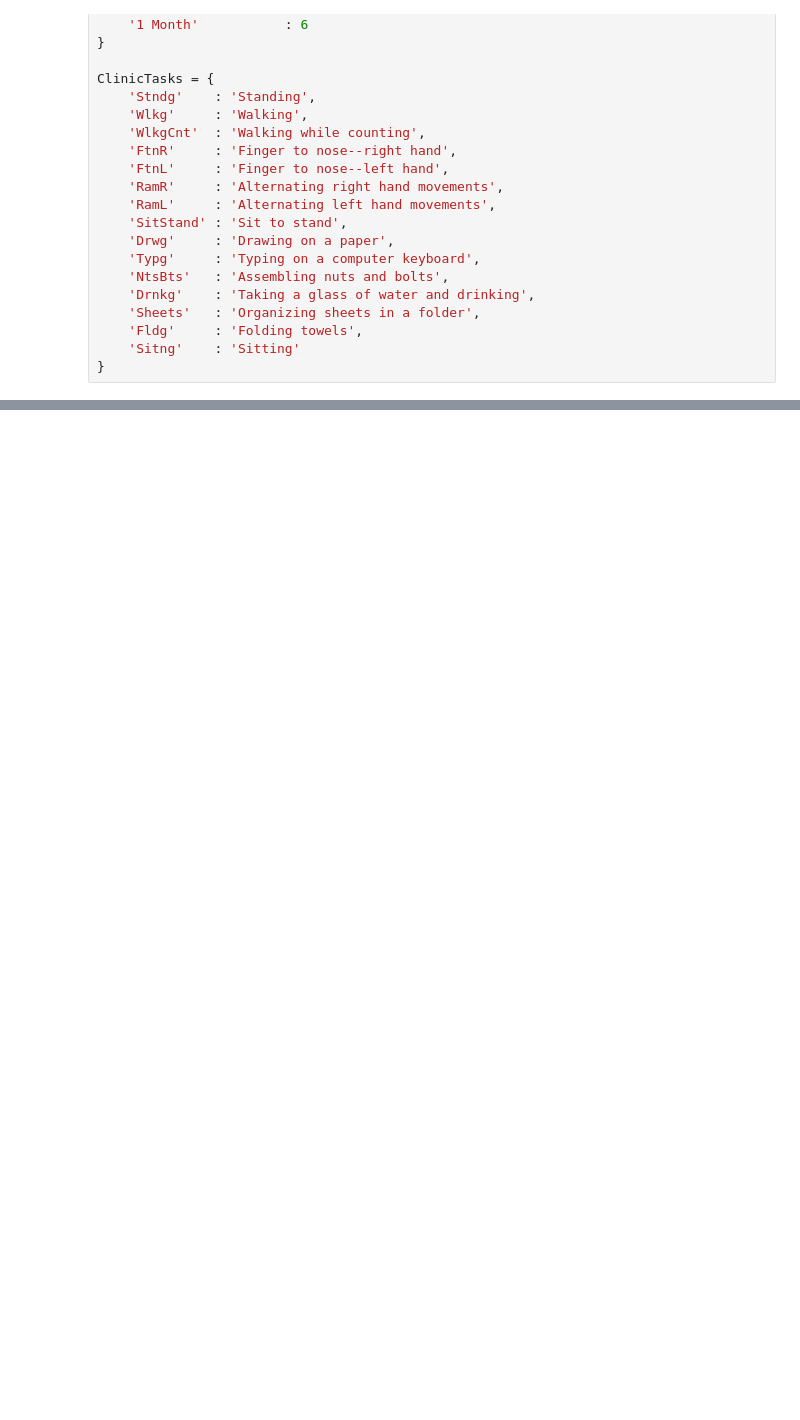
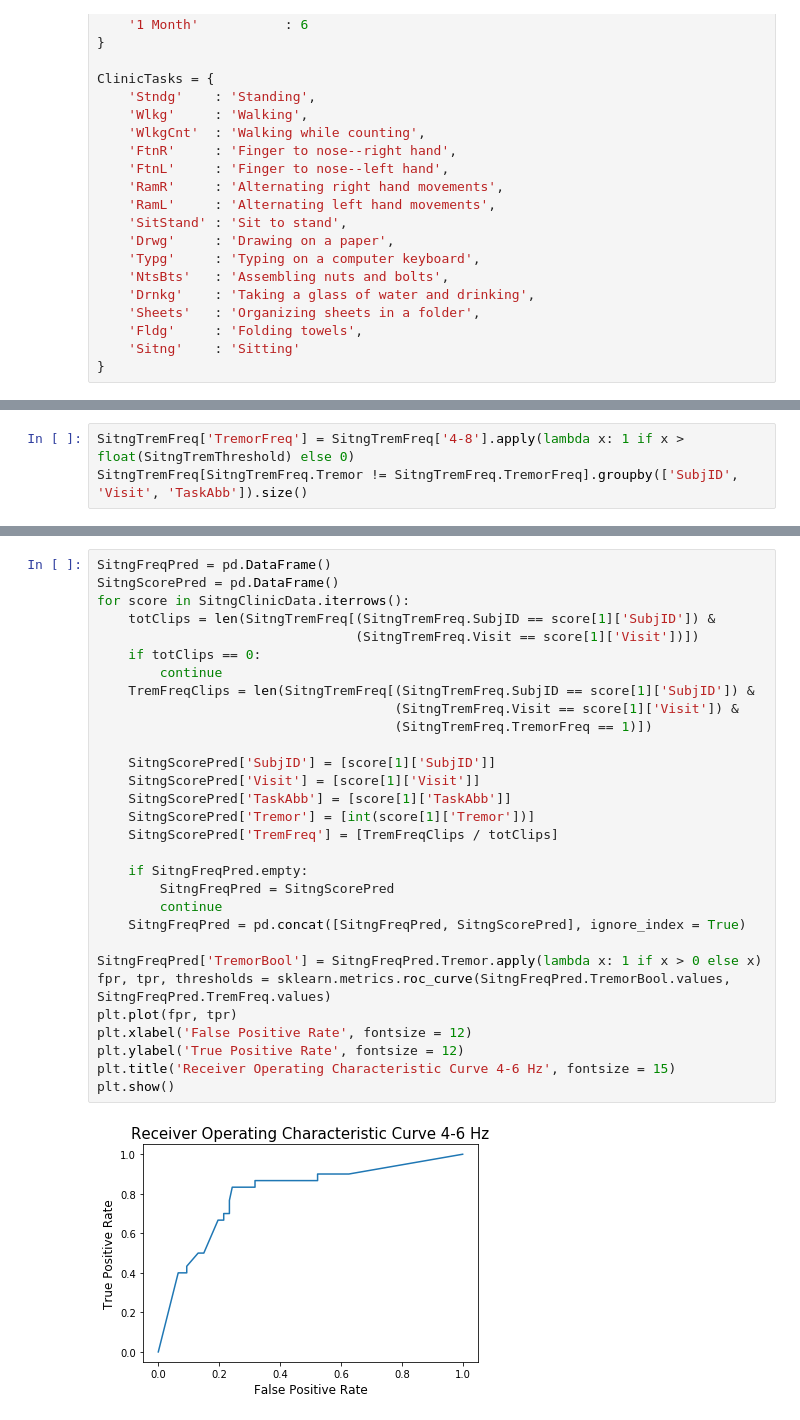
Before and after one commit to nshawen/CIS_PD, a Jupyter notebook: StandSitTremorFFTAnalysis.ipynb, the cells around one changed output, grey strips where cells are left out. Cells and saved outputs as stored; diff of their text form; blank space fills up the shorter version.

```diff
--- a/StandSitTremorFFTAnalysis.ipynb
+++ b/StandSitTremorFFTAnalysis.ipynb
@@ -103,0 +292,3 @@ nan
+# %%
+SitngTremFreq['TremorFreq'] = SitngTremFreq['4-8'].apply(lambda x: 1 if x > float(SitngTremThreshold) else 0)
+SitngTremFreq[SitngTremFreq.Tremor != SitngTremFreq.TremorFreq].groupby(['SubjID', 'Visit', 'TaskAbb']).size()
@@ -103,0 +421,32 @@ nan
+# %%
+SitngFreqPred = pd.DataFrame()
+SitngScorePred = pd.DataFrame()
+for score in SitngClinicData.iterrows():
+    totClips = len(SitngTremFreq[(SitngTremFreq.SubjID == score[1]['SubjID']) &
+                                 (SitngTremFreq.Visit == score[1]['Visit'])])
+    if totClips == 0:
+        continue
+    TremFreqClips = len(SitngTremFreq[(SitngTremFreq.SubjID == score[1]['SubjID']) &
+                                      (SitngTremFreq.Visit == score[1]['Visit']) &
+                                      (SitngTremFreq.TremorFreq == 1)])
+
+    SitngScorePred['SubjID'] = [score[1]['SubjID']]
+    SitngScorePred['Visit'] = [score[1]['Visit']]
+    SitngScorePred['TaskAbb'] = [score[1]['TaskAbb']]
+    SitngScorePred['Tremor'] = [int(score[1]['Tremor'])]
+    SitngScorePred['TremFreq'] = [TremFreqClips / totClips]
+
+    if SitngFreqPred.empty:
+        SitngFreqPred = SitngScorePred
+        continue
+    SitngFreqPred = pd.concat([SitngFreqPred, SitngScorePred], ignore_index = True)
+
+SitngFreqPred['TremorBool'] = SitngFreqPred.Tremor.apply(lambda x: 1 if x > 0 else x)
+fpr, tpr, thresholds = sklearn.metrics.roc_curve(SitngFreqPred.TremorBool.values, SitngFreqPred.TremFreq.values)
+plt.plot(fpr, tpr)
+plt.xlabel('False Positive Rate', fontsize = 12)
+plt.ylabel('True Positive Rate', fontsize = 12)
+plt.title('Receiver Operating Characteristic Curve 4-6 Hz', fontsize = 15)
+plt.show()
+# %% [output]
+[figure, added]
```
Also changed, not shown: parts of 15 cells of this notebook.
